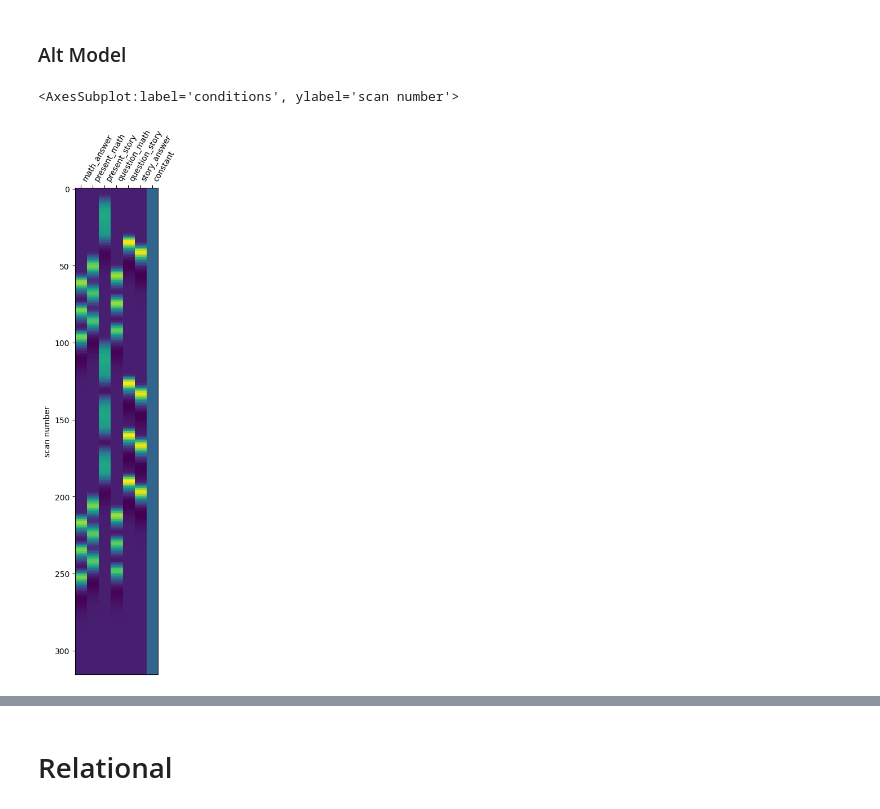
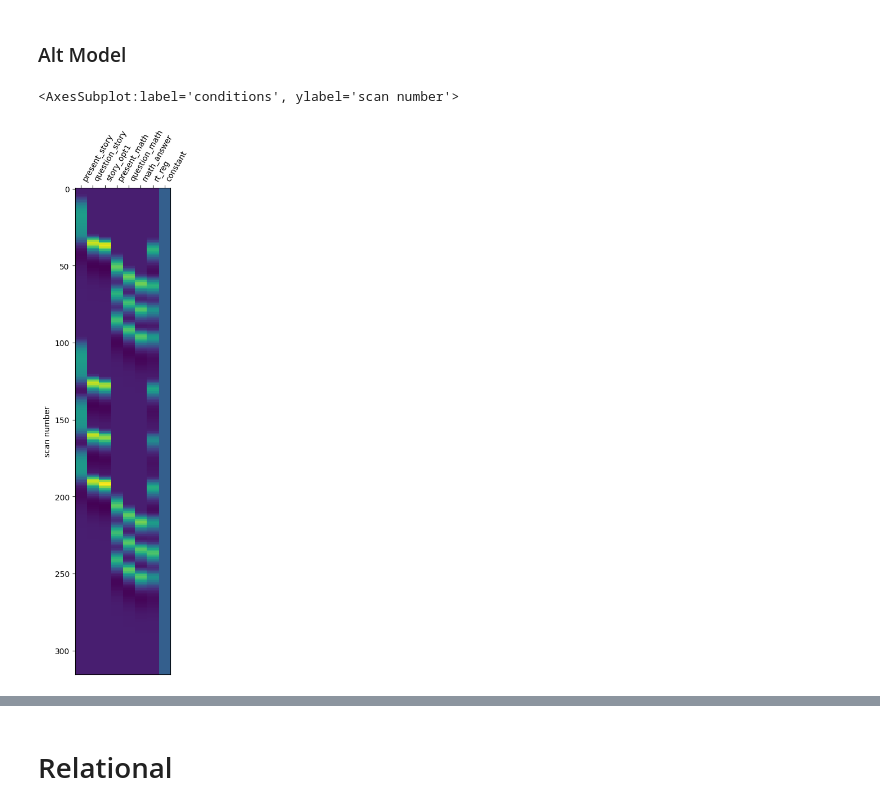
Before and after one commit to demidenm/hcpya_preprocess, a Jupyter notebook: scripts/taskbold/pilot_bold-models.ipynb, the cells around one changed output, grey strips where cells are left out. Drawn from its saved outputs; the diff is of its cells as text; code cells hidden in the pictures.

```diff
--- a/scripts/taskbold/pilot_bold-models.ipynb
+++ b/scripts/taskbold/pilot_bold-models.ipynb
@@ -395,9 +462,16 @@ plot_design_matrix(designmat_hcp)
 # %% [markdown]
 ### Alt Model
 # %%
-include_trialtypes = ['present_story','question_story','story_answer',
+include_trialtypes = ['present_story','question_story','story_opt1', # taking story_opt1, as this is when the options start and RT time is calculate from
                      'present_math','question_math','math_answer']
 eventdf_cpy = event_df[event_df['trial_type'].isin(include_trialtypes)].copy() # exclude full block
+
+# create rt column and add back to event df
+rt_reg_rows = eventdf_cpy[(eventdf_cpy['trial_type'].isin(['story_opt1', 'math_answer']))].copy()
+rt_reg_rows['trial_type'] = 'rt_reg'
+rt_reg_rows['duration'] = rt_reg_rows['response_time'] / 1000
+rt_reg_rows = rt_reg_rows[['trial_type', 'onset', 'duration']]
+eventdf_cpy = pd.concat([eventdf_cpy, rt_reg_rows], ignore_index=True)
 # %%
 designevents_alt = pd.DataFrame({'trial_type': eventdf_cpy['trial_type'], 'onset': eventdf_cpy['onset'], 'duration': eventdf_cpy['duration']})
 
@@ -411,10 +485,15 @@ designmat_alt = make_first_level_design_matrix(
         #add_regs=conf_df.filter(regex="^(cosine|trans|rot)").fillna(0) # first volumes have nans, so need to make them zero to avoid error
         )
 # %%
+desired_order = ['present_story', 'question_story', 'story_opt1',
+                 'present_math', 'question_math', 'math_answer',
+                 'rt_reg', 'constant']
+
+designmat_alt = designmat_alt.reindex(columns=desired_order)
 plot_design_matrix(designmat_alt)
 # %% [output]
 <AxesSubplot:label='conditions', ylabel='scan number'>
-[figure, old version]
+[figure, new version]
 # %%
 vif_alt = compute_vifs(designmat_alt)
 vif_alt["Source"] = "VIF_Alt"
```
Also changed, not shown: parts of 31 cells of this notebook.
